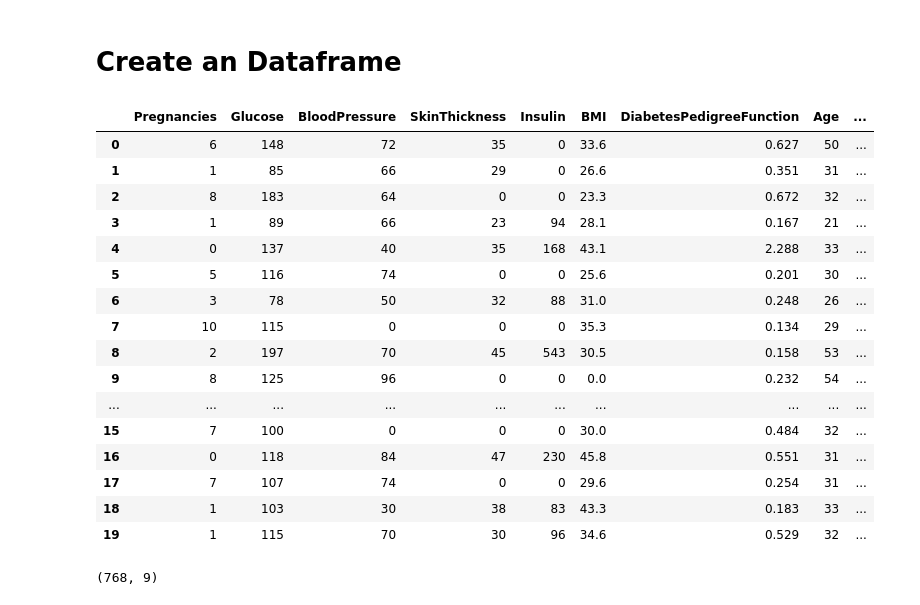
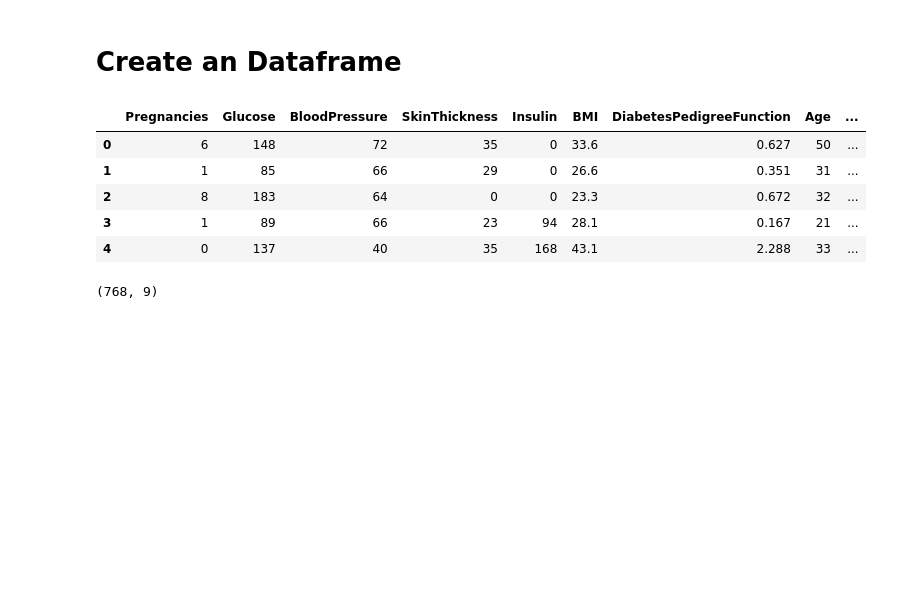
Before and after one commit to toshakgarg/Complete-Machine-learning, a Jupyter notebook: Machine learning/Supervised ML Models/Naive bayes.ipynb, the cells around one changed output. Saved outputs shown, nothing was run; the diff lists cells and outputs as text; code cells hidden in the pictures; blank space fills up the shorter version.

```diff
--- a/Machine learning/Supervised ML Models/Naive bayes.ipynb
+++ b/Machine learning/Supervised ML Models/Naive bayes.ipynb
@@ -30,26 +33,15 @@ import seaborn as sns
 # %% [markdown]
 # Create an Dataframe
 # %%
-dataframe = pd.read_csv('diabetes.csv')
-dataframe.head(20)
+dataframe = pd.read_csv('Data/diabetes.csv')
+dataframe.head(5)
 # %% [output]
 |  | Pregnancies | Glucose | BloodPressure | SkinThickness | Insulin | BMI | DiabetesPedigreeFunction | Age | ... |
 | 0 | 6 | 148 | 72 | 35 | 0 | 33.6 | 0.627 | 50 | ... |
 | 1 | 1 | 85 | 66 | 29 | 0 | 26.6 | 0.351 | 31 | ... |
 | 2 | 8 | 183 | 64 | 0 | 0 | 23.3 | 0.672 | 32 | ... |
 | 3 | 1 | 89 | 66 | 23 | 94 | 28.1 | 0.167 | 21 | ... |
 | 4 | 0 | 137 | 40 | 35 | 168 | 43.1 | 2.288 | 33 | ... |
-| 5 | 5 | 116 | 74 | 0 | 0 | 25.6 | 0.201 | 30 | ... |
-| 6 | 3 | 78 | 50 | 32 | 88 | 31.0 | 0.248 | 26 | ... |
-| 7 | 10 | 115 | 0 | 0 | 0 | 35.3 | 0.134 | 29 | ... |
-| 8 | 2 | 197 | 70 | 45 | 543 | 30.5 | 0.158 | 53 | ... |
-| 9 | 8 | 125 | 96 | 0 | 0 | 0.0 | 0.232 | 54 | ... |
-| ... | ... | ... | ... | ... | ... | ... | ... | ... | ... |
-| 15 | 7 | 100 | 0 | 0 | 0 | 30.0 | 0.484 | 32 | ... |
-| 16 | 0 | 118 | 84 | 47 | 230 | 45.8 | 0.551 | 31 | ... |
-| 17 | 7 | 107 | 74 | 0 | 0 | 29.6 | 0.254 | 31 | ... |
-| 18 | 1 | 103 | 30 | 38 | 83 | 43.3 | 0.183 | 33 | ... |
-| 19 | 1 | 115 | 70 | 30 | 96 | 34.6 | 0.529 | 32 | ... |
 # %%
 dataframe.shape
 # %% [output]
```
Also changed, not shown: parts of 5 cells of this notebook, 6 other files.
